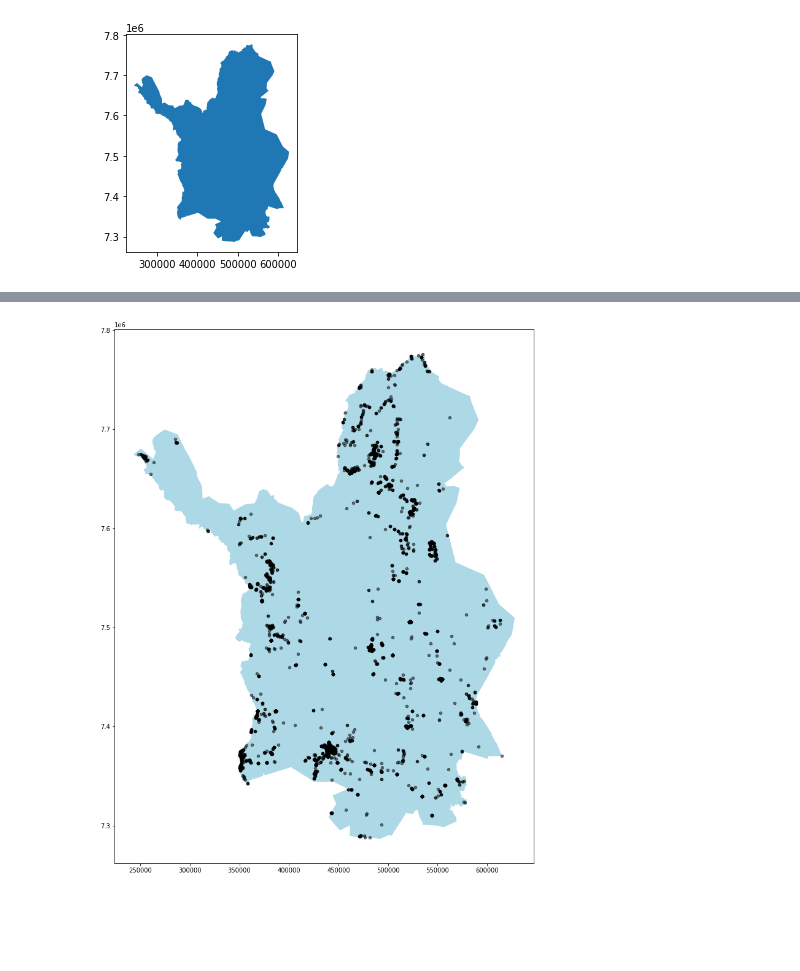
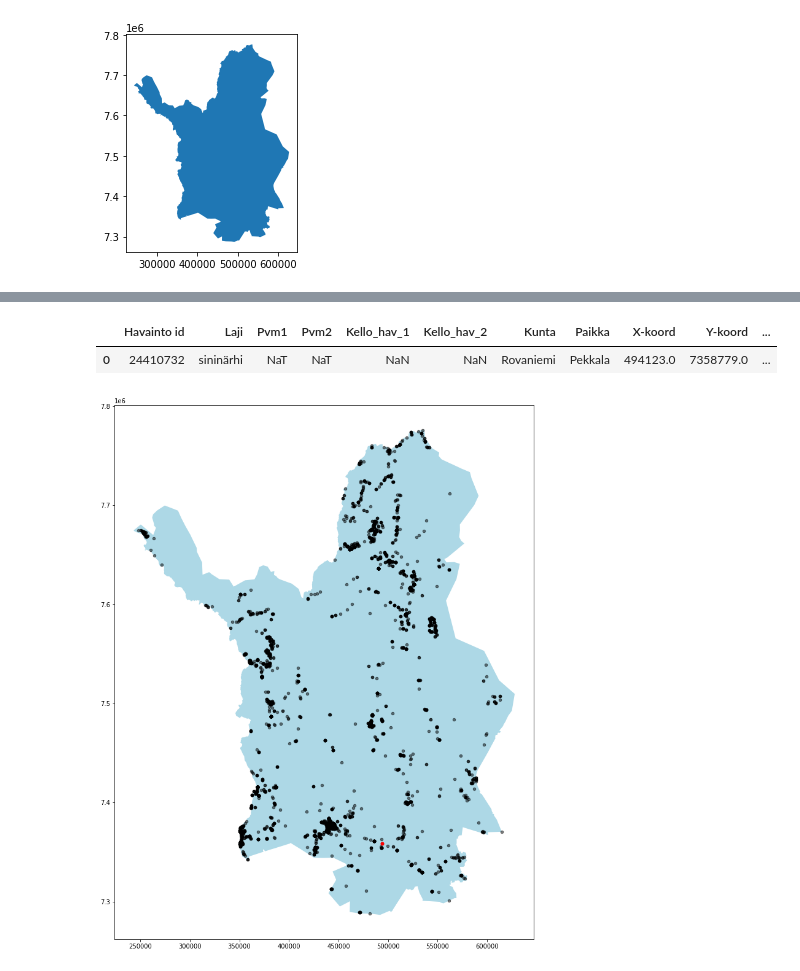
Before and after one commit to anttiruonakoski/tiira-report, a Jupyter notebook: lly-boundaries.ipynb, the cells around one changed output, grey strips where cells are left out. Saved outputs shown, nothing was run; the diff lists cells and outputs as text; code cells hidden in the pictures; blank space fills up the shorter version.

```diff
--- a/lly-boundaries.ipynb
+++ b/lly-boundaries.ipynb
@@ -59,10 +62,19 @@ tgdf.set_crs(epsg=3067, inplace=True)
+# %%
+pd.set_option("display.max_columns", None)
+df.loc[df['Laji'] == 'sininärhi']
+# %% [output]
+|  | Havainto id | Laji | Pvm1 | Pvm2 | Kello_hav_1 | Kello_hav_2 | Kunta | Paikka | X-koord | Y-koord | ... |
+| 0 | 24410732 | sininärhi | NaT | NaT | NaN | NaN | Rovaniemi | Pekkala | 494123.0 | 7358779.0 | ... |
 # %%
 tgdf = gpd.clip(tgdf, gdf)
+# %%
+sgdf = tgdf.loc[df['Laji'] == 'sininärhi']
 # %%
 ax = gdf.plot(color='lightblue', figsize=(16, 16))
 tgdf.plot(marker='o', color='black', markersize=20, alpha=0.5, ax=ax);
+sgdf.plot(marker='o', color='red', markersize=25, alpha=1, ax=ax);
 # %% [output]
-[figure, old version]
+[figure, new version]
 # %%
 tgdf.describe()
 # %% [output]
```
Also changed, not shown: parts of 3 cells of this notebook.
